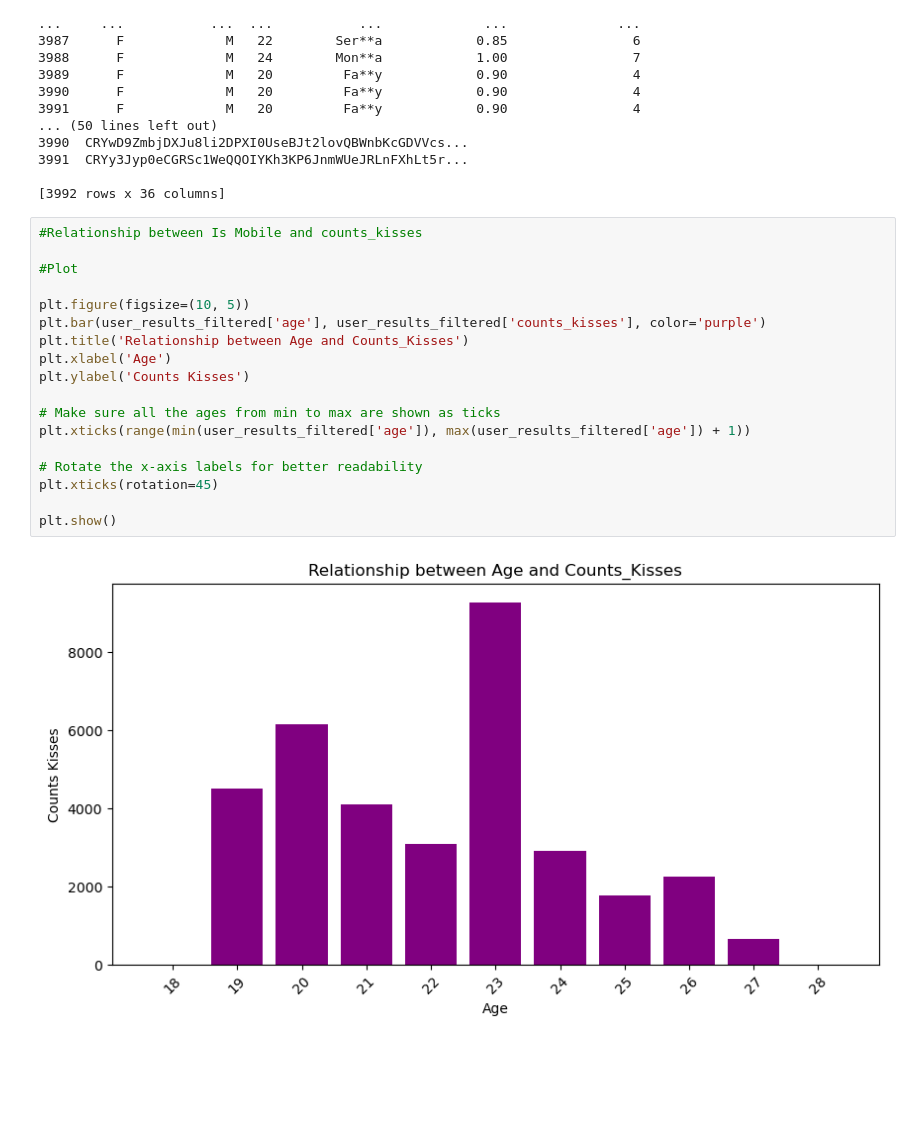
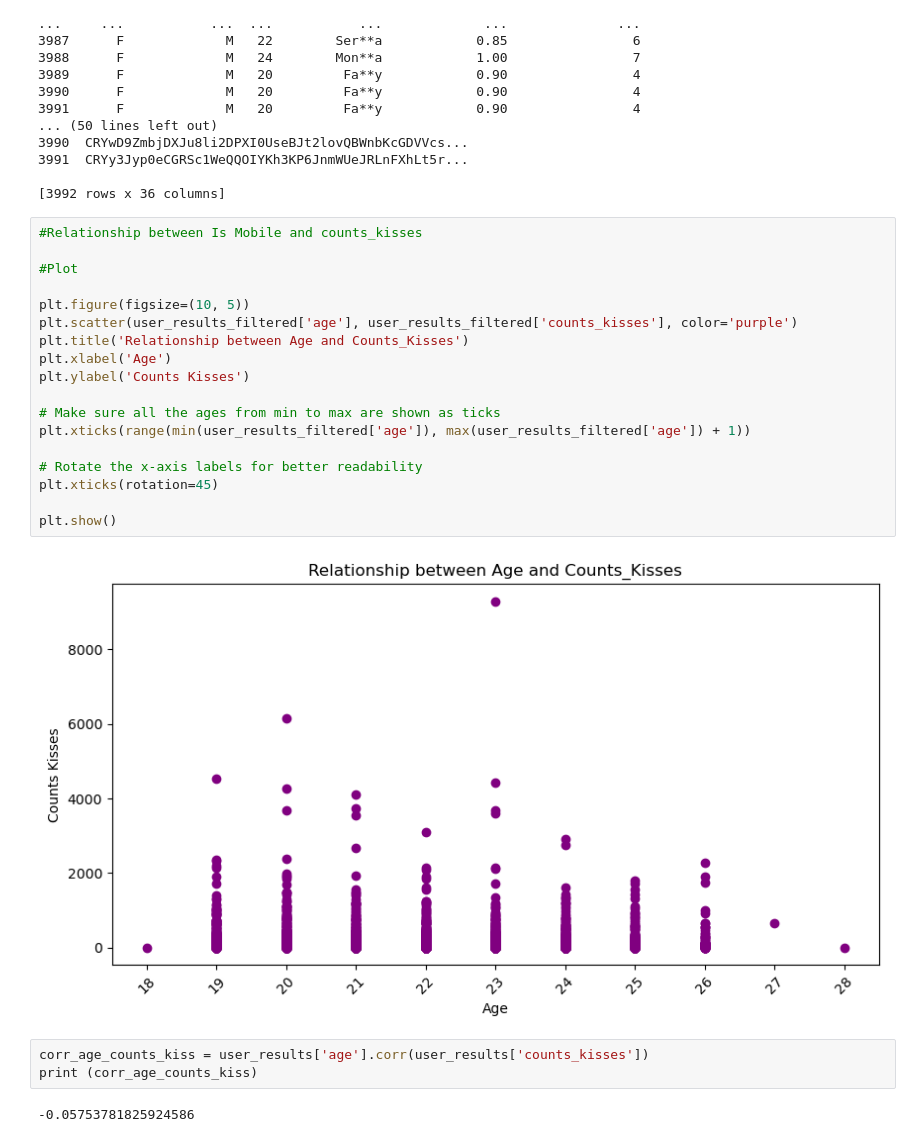
Before and after one commit to kai2233/cohort-a-socio, a Jupyter notebook: notebooks/sara.ipynb, the cells around one changed output. Drawn from its saved outputs; the diff is of its cells as text; blank space fills up the shorter version.

```diff
--- a/notebooks/sara.ipynb
+++ b/notebooks/sara.ipynb
@@ -94,21 +94,26 @@ print (user_results_filtered)
 # %%
 #Relationship between Is Mobile and counts_kisses
 
 #Plot
 
 plt.figure(figsize=(10, 5))
-plt.bar(user_results_filtered['age'], user_results_filtered['counts_kisses'], color='purple')
+plt.scatter(user_results_filtered['age'], user_results_filtered['counts_kisses'], color='purple')
 plt.title('Relationship between Age and Counts_Kisses')
 plt.xlabel('Age')
 plt.ylabel('Counts Kisses')
 
 # Make sure all the ages from min to max are shown as ticks
 plt.xticks(range(min(user_results_filtered['age']), max(user_results_filtered['age']) + 1))
 
 # Rotate the x-axis labels for better readability
 plt.xticks(rotation=45)
 
 plt.show()
 # %% [output]
-[figure, old version]
+[figure, new version]
+# %%
+corr_age_counts_kiss = user_results['age'].corr(user_results['counts_kisses'])
+print (corr_age_counts_kiss)
+# %% [output]
+-0.05753781825924586
 # %%
```
Also changed, not shown: parts of 4 cells of this notebook.
